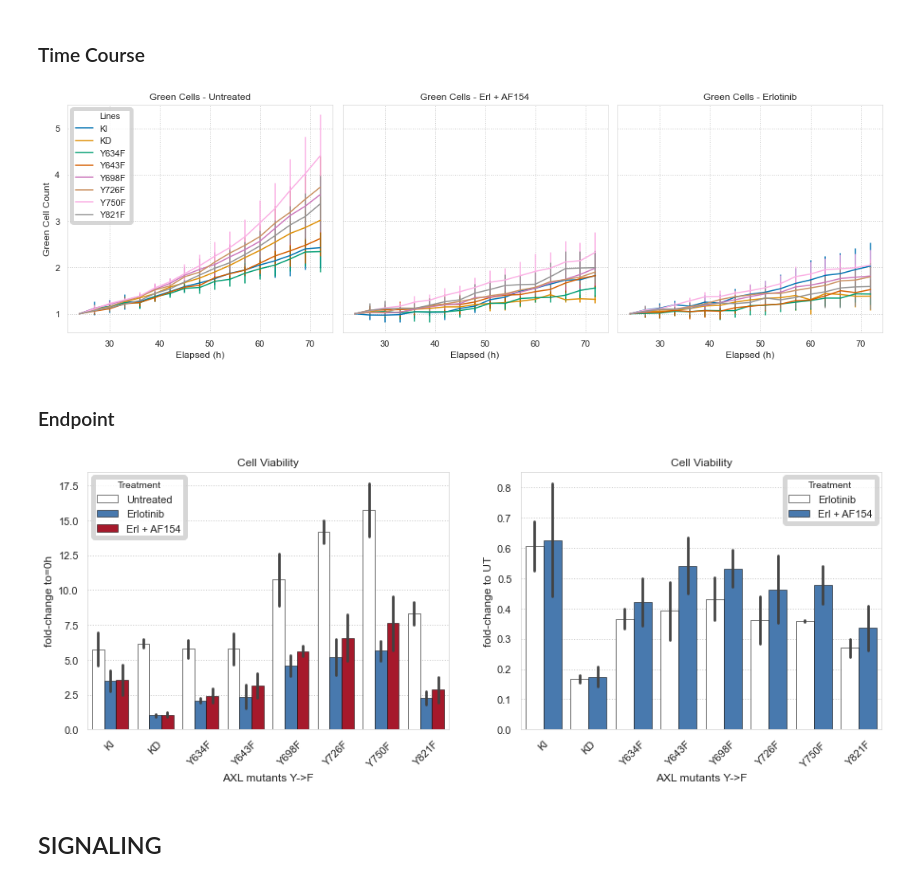
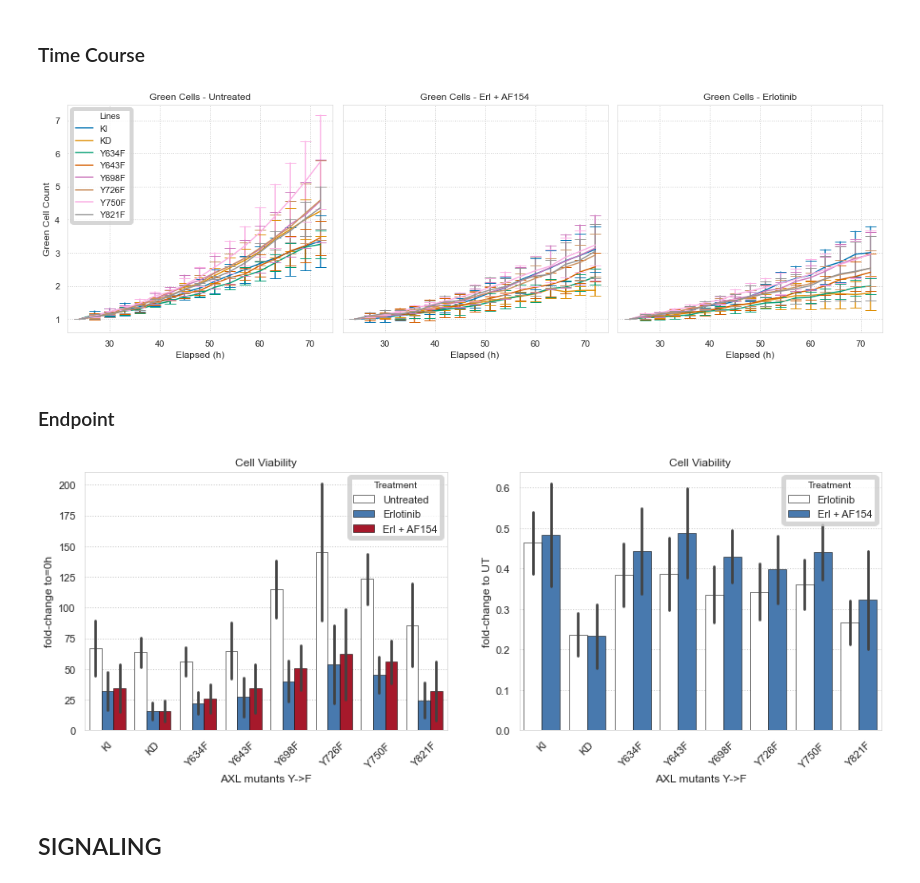
Before and after one commit to meyer-lab/DDMC, a Jupyter notebook: Fig1-CellViability.ipynb, the cells around one changed output. Drawn from its saved outputs; the diff is of its cells as text; code cells hidden in the pictures.

```diff
--- a/Fig1-CellViability.ipynb
+++ b/Fig1-CellViability.ipynb
@@ -113,10 +120,10 @@ ftp = 72
 # %%
-ds = [red1, red2, red3, red4]
-ds1 = [red1, red2, red3]
-ds2 = [red2, red3, red4]
-ds3 = [red1, red2, red4]
-ds4 = [red1, red3, red4]
-dsconf = [red1conf, red2conf, red3conf, red4conf]
+dsred = [red1, red2, red3, red4]
+dsred1 = [red1, red2, red3]
+dsred2 = [red2, red3, red4]
+dsred3 = [red1, red2, red4]
+dsred4 = [red1, red3, red4]
+dsconfred = [red1conf, red2conf, red3conf, red4conf]
 itp = 24
 ftp = 96
 ylabel = "YOYO+ cell count (" + str(ftp) + "h)"
@@ -168,8 +189,8 @@ for br in all_lines:
         br = br.drop(br.columns[1], axis = 1)
     all_lines_cut.append(br)
 # %%
-ds = all_lines_cut[:4]
-ds1 = ds[:3]
+dsgreen = all_lines_cut[:4]
+dsgreen1 = ds[:3]
 
 dsconf = all_lines_cut[4:]
 dsconf1 = dsconf[:3]
@@ -181,24 +202,24 @@ itp = 24
 ftp = 72
 for i in range(len(t1)):
     title = "Green Cells - " + t2[i]
-    FC_timecourse(ax[i], ds1, itp, ftp, glines, t1[i], title, ylabel, FC=True)
+    FC_timecourse(ax[i], dsconf, itp, ftp, glines, t1[i], title, ylabel, FC=True)
 
 plt.tight_layout()
 # %% [output]
-[figure, old version]
+[figure, new version]
 # %% [markdown]
 ### Endpoint
 # %%
 fig, ax = plt.subplots(nrows=1, ncols=2, figsize=(15, 5))
 
-ftp = 96
+ftp = 72
 itp = 24
 
 
-barplot_UtErlAF154(ax[0], glines, dsconf1, itp, ftp, tr1, tr2, "fold-change to=0h", "Cell Viability", FC=False, colors=c)
-barplotFC_TvsUT(ax[1], dsconf1, itp, ftp, glines, tr1, tr2, "Cell Viability", FC=False, colors=c)
+barplot_UtErlAF154(ax[0], glines, ds1, itp, ftp, tr1, tr2, "fold-change to=0h", "Cell Viability", FC=False, colors=c)
+barplotFC_TvsUT(ax[1], ds1, itp, ftp, glines, tr1, tr2, "Cell Viability", FC=False, colors=c)
 # %% [output]
-[figure, old version]
+[figure, new version]
 # %% [markdown]
 ## SIGNALING
 # %% [markdown]
```
Also changed, not shown: parts of 9 cells of this notebook, 5 other files.
